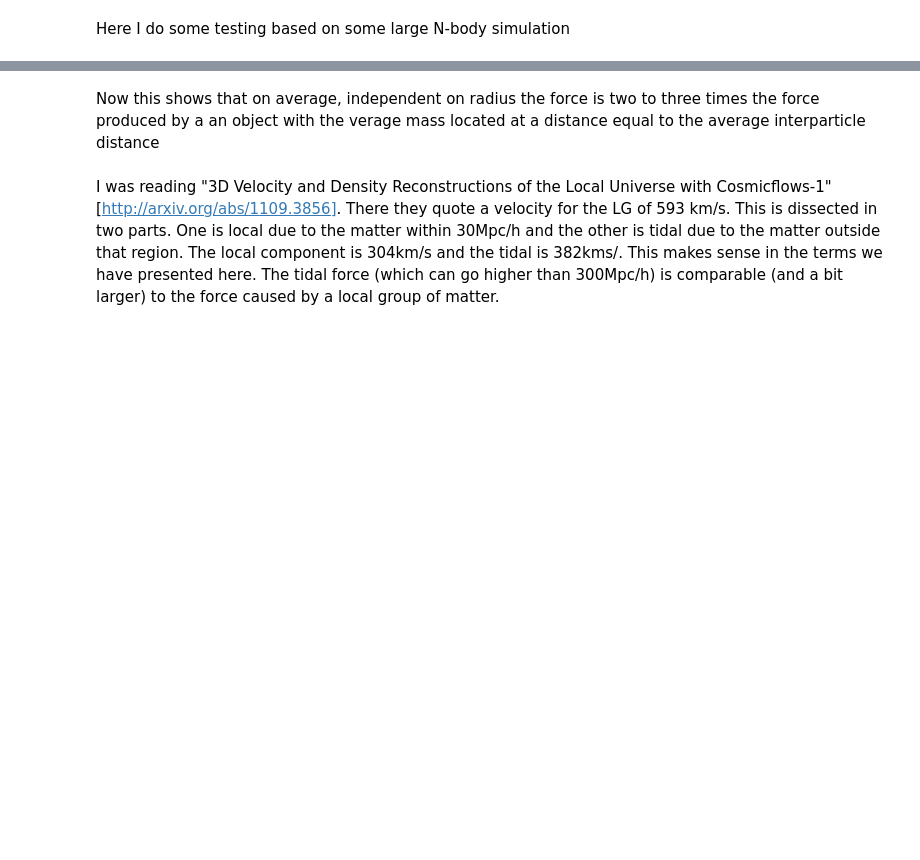
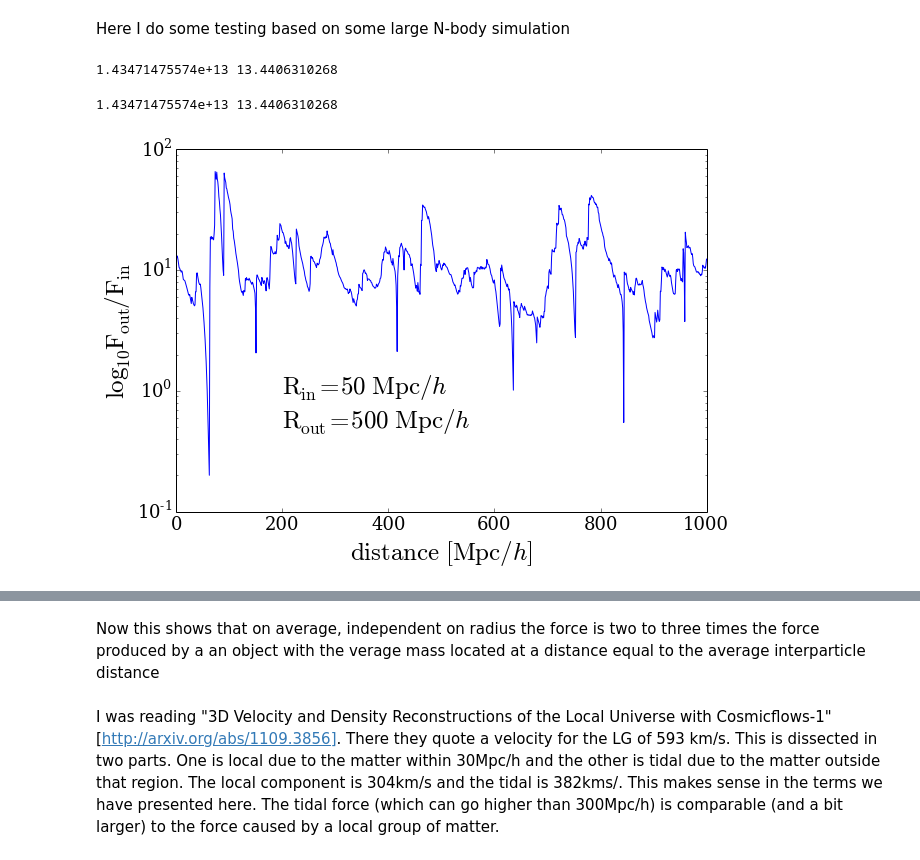
Before and after one commit to forero/spheres, a Jupyter notebook: code/spheres.ipynb, the cells around one changed output, grey strips where cells are left out. Drawn from its saved outputs; the diff is of its cells as text; code cells hidden in the pictures; blank space fills up the shorter version.

```diff
--- a/code/spheres.ipynb
+++ b/code/spheres.ipynb
@@ -171,8 +171,8 @@ def n_body_force(sim_x, sim_y, sim_z, sim_mass, center_fiducial=500.0, sigma_cen
 
     return total_force, mean_force, total_force_inner, mean_mass, mean_separation
 # %%
-min_vel = 300
-max_vel = 500
+min_vel = 200
+max_vel = 1000
 filename = "../data/MD_full_halos_%d-%dkms_z0.dat"%(min_vel, max_vel)
 BDMW_data = loadtxt(filename, skiprows=37, delimiter=',')
 # %%
@@ -180,3 +180,61 @@ pos_x = BDMW_data[:,4]
 pos_y = BDMW_data[:,5]
 pos_z = BDMW_data[:,6]
 mass = BDMW_data[:,12]
+# %%
+n_samples = 1000
+center_x = linspace(0.0,1000.0,n_samples)
+center_y = ones(n_samples) * 100.0
+center_z = ones(n_samples) * 350.0
+total_force = empty((0))
+inner_force = empty((0))
+mean_force = empty((0))
+distance = empty((0))
+r_in = 50.0
+r_out = 500.0
+for i in range(n_samples):
+    tmp_total, tmp_mean, tmp_inner, tmp_mass, tmp_separation = \
+        n_body_force(pos_x, pos_y, pos_z, mass, radius_sphere=r_out, inner_radius=r_in,
+                     center_x = center_x[i], center_y = center_y[i], center_z=center_z[i])
+    if(tmp_inner>0):
+        total_force = append(total_force, tmp_total)
+        inner_force = append(inner_force, tmp_inner)
+        mean_force  = append(mean_force, tmp_mean)
+        distance  = append(distance, center_x[i])
+print tmp_mass, tmp_separation
+# %% [output]
+1.43471475574e+13 13.4406310268
+# %%
+fig = figure(1, figsize=(9.5,6.5))
+ax = axes()
+ax.set_yscale('log')
+
+ax.set_xlabel("$\mathrm{distance\ [Mpc}/h]$",fontsize=25)
+ax.set_ylabel("$\mathrm{\log_{10} F_{out} / F_{in}}$",fontsize=25)
+
+ticklabels_x = ax.get_xticklabels()
+ticklabels_y = ax.get_yticklabels()
+
+for label_x in ticklabels_x:
+    label_x.set_fontsize(18)
+    label_x.set_family('serif')
+for label_y in ticklabels_y:
+    label_y.set_fontsize(18)
+    label_y.set_family('serif')
+
+label="$\mathrm{R_{in}=%d\ Mpc}/h$\n$\mathrm{R_{out}=%d\ Mpc}/h$"%(r_in, r_out)
+plt.text(200, 0.5, label, ha='left', fontsize=25)
+
+plot(distance, total_force/inner_force)
+print tmp_mass, tmp_separation
+
+ax.set_xlim([0,1000.0])
+
+#legend(numpoints=1,scatterpoints=1, loc=2)
+
+filename='trace_nbody_%d_%d'%(min_vel, max_vel)
+savefig(filename + '.eps',format = 'eps', transparent=True)
+savefig(filename + '.pdf',format = 'pdf', transparent=True)
+savefig(filename + '.png',format = 'png', transparent=True)
+# %% [output]
+1.43471475574e+13 13.4406310268
+[figure, added]
```
Also changed, not shown: parts of 11 cells of this notebook.
